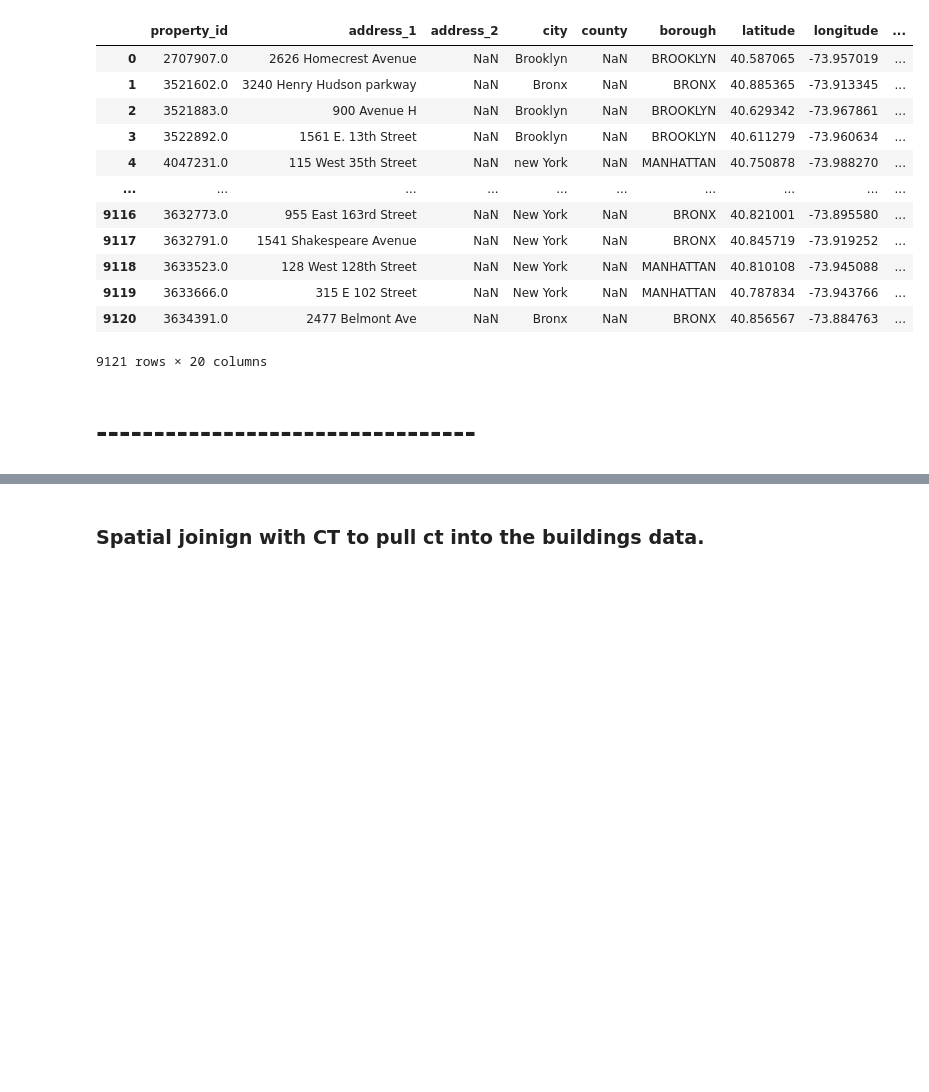
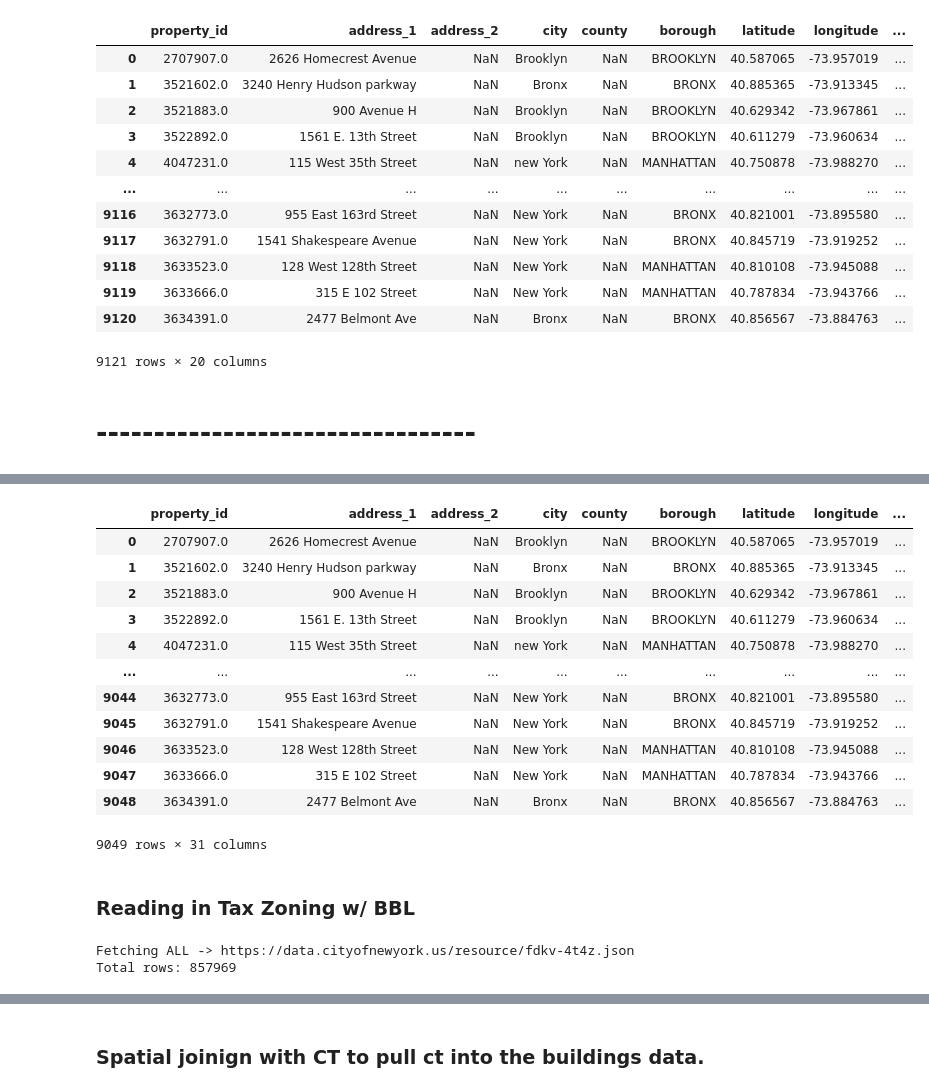
Before and after one commit to jhnboyy/CUNY_SPS_WORK, a Jupyter notebook: FALL2025/DATA698/BuildingDataWork_Part1.ipynb, the cells around one changed output, grey strips where cells are left out. Saved outputs shown, nothing was run; the diff lists cells and outputs as text; code cells hidden in the pictures; blank space fills up the shorter version.

```diff
--- a/FALL2025/DATA698/BuildingDataWork_Part1.ipynb
+++ b/FALL2025/DATA698/BuildingDataWork_Part1.ipynb
@@ -1240,7 +1103,9 @@ out
 | 9120 | 2030760039 | 2012230 | 0.8 | 2477 BELMONT AVENUE, Bronx, NY, USA | 2477 Belmont Ave, BRONX, NY |
 9121 rows × 5 columns
 # %%
-BuildingInfoGeocoded = building_info_geocoded.join(out)
+# BuildingInfoGeocoded = building_info_geocoded.join(out)
 # BuildingInfoGeocoded.to_csv("BuildingInfoGeocoded_GEO_BBL.csv",index=False)
+BuildingInfoGeocoded =pd.read_csv("BuildingInfoGeocoded_GEO_BBL.csv")
+
 # quick peek
-# BuildingInfoGeocoded[["address_line1_clean","borough_clean","BBL_from_api","BIN_from_api","confidence","match_label"]].head()
+BuildingInfoGeocoded[["address_line1_clean","borough_clean","BBL_from_api","BIN_from_api","confidence","match_label"]].head()
@@ -1327,32 +1138,0 @@ failed = []
-# %%
-## Second Cut
-gmaps = googlemaps.Client(key=google_api_key)
-
-# assumes: need_coords, results = [], failed = [] already exist
-for i, r in need_coords[["property_id","address_1","city","postal_code"]].drop_duplicates().iterrows():
-    temp_df = pd.DataFrame([r])
-    print(r["property_id"])
-
-    full_address = str(r["address_1"]) + " " + str(r["city"]) + " " + str(r["postal_code"])
-    full_address = full_address.replace("nan","").strip()
-    print(full_address)
-
-    if "/" in full_address:
-        full_address = full_address.split("/")[-1].strip()
-        print("Split Addy:", full_address)
-
-    # ---- Google Geocoding (swap-in for geolocator.geocode) ----
-    try:
-        resp = gmaps.geocode(full_address)  # add region="us" or components=... if you like
-    except Exception as e:
-        print("Geocode error:", e)
-        resp = []
-
-    if resp:
-        loc = resp[0]["geometry"]["location"]
-        temp_df["latitude"]  = loc["lat"]
-        temp_df["longitude"] = loc["lng"]
-        print(loc["lat"], loc["lng"])
-        results.append(temp_df)
-    else:
-        failed.append(temp_df)
@@ -1432,0 +1337,16 @@ working_residential_geo = with_coord3.copy()
+# %%
+ll84_enriched
+# %% [output]
+|  | property_id | address_1 | address_2 | city | county | borough | latitude | longitude | ... |
+| 0 | 2707907.0 | 2626 Homecrest Avenue | NaN | Brooklyn | NaN | BROOKLYN | 40.587065 | -73.957019 | ... |
+| 1 | 3521602.0 | 3240 Henry Hudson parkway | NaN | Bronx | NaN | BRONX | 40.885365 | -73.913345 | ... |
+| 2 | 3521883.0 | 900 Avenue H | NaN | Brooklyn | NaN | BROOKLYN | 40.629342 | -73.967861 | ... |
+| 3 | 3522892.0 | 1561 E. 13th Street | NaN | Brooklyn | NaN | BROOKLYN | 40.611279 | -73.960634 | ... |
+| 4 | 4047231.0 | 115 West 35th Street | NaN | new York | NaN | MANHATTAN | 40.750878 | -73.988270 | ... |
+| ... | ... | ... | ... | ... | ... | ... | ... | ... | ... |
+| 9044 | 3632773.0 | 955 East 163rd Street | NaN | New York | NaN | BRONX | 40.821001 | -73.895580 | ... |
+| 9045 | 3632791.0 | 1541 Shakespeare Avenue | NaN | New York | NaN | BRONX | 40.845719 | -73.919252 | ... |
+| 9046 | 3633523.0 | 128 West 128th Street | NaN | New York | NaN | MANHATTAN | 40.810108 | -73.945088 | ... |
+| 9047 | 3633666.0 | 315 E 102 Street | NaN | New York | NaN | MANHATTAN | 40.787834 | -73.943766 | ... |
+| 9048 | 3634391.0 | 2477 Belmont Ave | NaN | Bronx | NaN | BRONX | 40.856567 | -73.884763 | ... |
+9049 rows × 31 columns
@@ -1432,0 +1355,2 @@ working_residential_geo = with_coord3.copy()
+# %% [markdown]
+### Reading in Tax Zoning w/ BBL
@@ -1432,0 +1409,23 @@ working_residential_geo = with_coord3.copy()
+# %%
+PAGE = 1000               # <-- enforce 1,000 rows per page
+TIMEOUT = 30
+MAX_RETRIES = 5
+BACKOFF_BASE = 1.5
+
+session = requests.Session()
+headers = {}
+
+agg_running_list = []
+for k, v in tax_zoning.items():
+    print(f"Fetching {k} -> {v['api']}")
+    df = fetch_all_rows_1k(v["api"], k, v["info"])
+    if not df.empty:
+        agg_running_list.append(df)
+    else:
+        print(f"Warning: no rows returned for {k} ({v['api']}).")
+
+nyc_tax_zoning = pd.concat(agg_running_list, ignore_index=True) if agg_running_list else pd.DataFrame()
+print(f"Total rows: {len(nyc_tax_zoning)}")
+# %% [output]
+Fetching ALL -> https://data.cityofnewyork.us/resource/fdkv-4t4z.json
+Total rows: 857969
```
Also changed, not shown: parts of 54 cells of this notebook.
